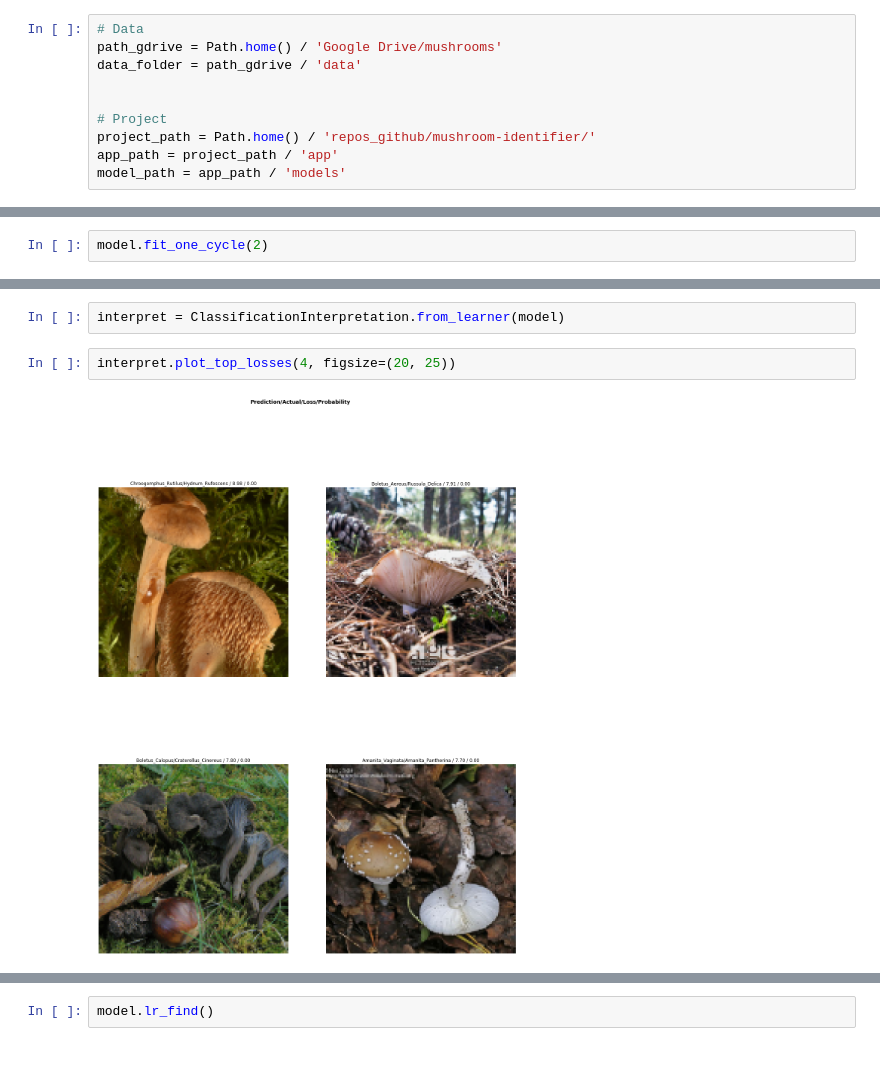
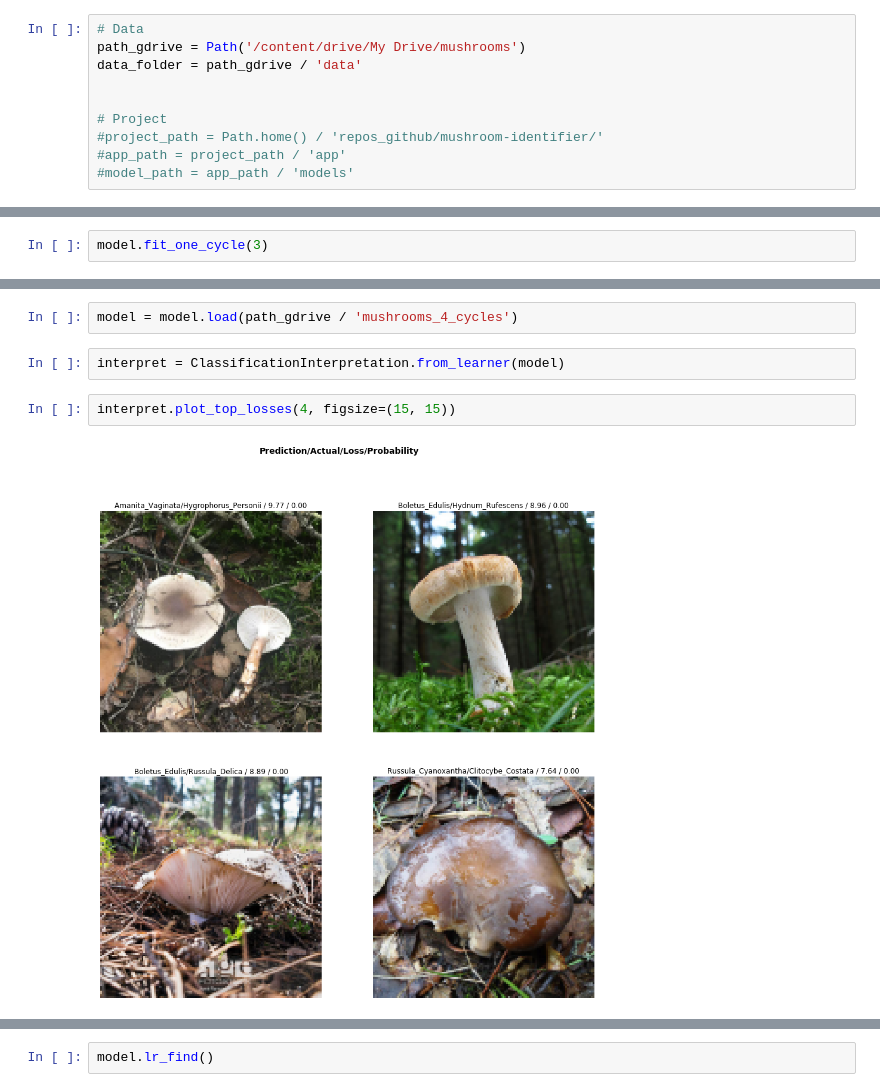
Before and after one commit to maurice1979/mushroom-identifier, a Jupyter notebook: notebooks/mushrooom-identifier-colab.ipynb, the cells around one changed output, grey strips where cells are left out. Cells and saved outputs as stored; diff of their text form; blank space fills up the shorter version.

```diff
--- a/notebooks/mushrooom-identifier-colab.ipynb
+++ b/notebooks/mushrooom-identifier-colab.ipynb
@@ -32,14 +28,14 @@ Mounted at /content/drive
 # Paths
 # %%
 # Data
-path_gdrive = Path.home() / 'Google Drive/mushrooms'
+path_gdrive = Path('/content/drive/My Drive/mushrooms')
 data_folder = path_gdrive / 'data'
 
 
 # Project
-project_path = Path.home() / 'repos_github/mushroom-identifier/'
-app_path = project_path / 'app'
-model_path = app_path / 'models'
+#project_path = Path.home() / 'repos_github/mushroom-identifier/'
+#app_path = project_path / 'app'
+#model_path = app_path / 'models'
 # %% [markdown]
 ## Load Mushroom Info
 # %%
@@ -135,4 +131,4 @@ model.fit_one_cycle(1)
 # %%
 model.save(path_gdrive / 'mushrooms_1_cycle')
 # %%
-model.fit_one_cycle(2)
+model.fit_one_cycle(3)
@@ -141,7 +144,9 @@ model.save('mushrooms_3_cycles')
+# %%
+model = model.load(path_gdrive / 'mushrooms_4_cycles')
 # %%
 interpret = ClassificationInterpretation.from_learner(model)
 # %%
-interpret.plot_top_losses(4, figsize=(20, 25))
+interpret.plot_top_losses(4, figsize=(15, 15))
 # %% [output]
-[figure, old version]
+[figure, new version]
 # %%
```
Also changed, not shown: parts of 40 cells of this notebook.
